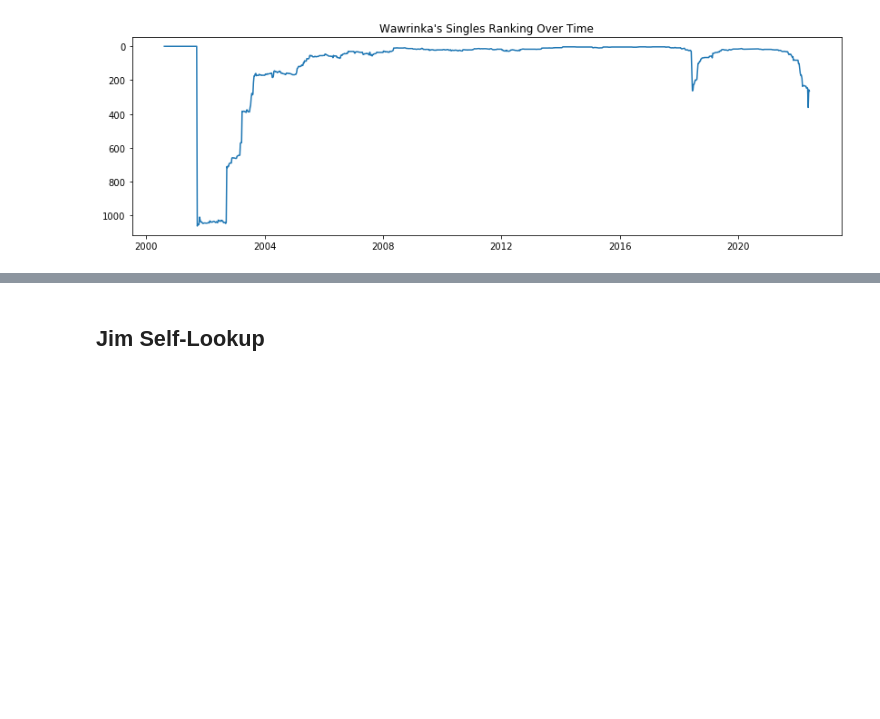
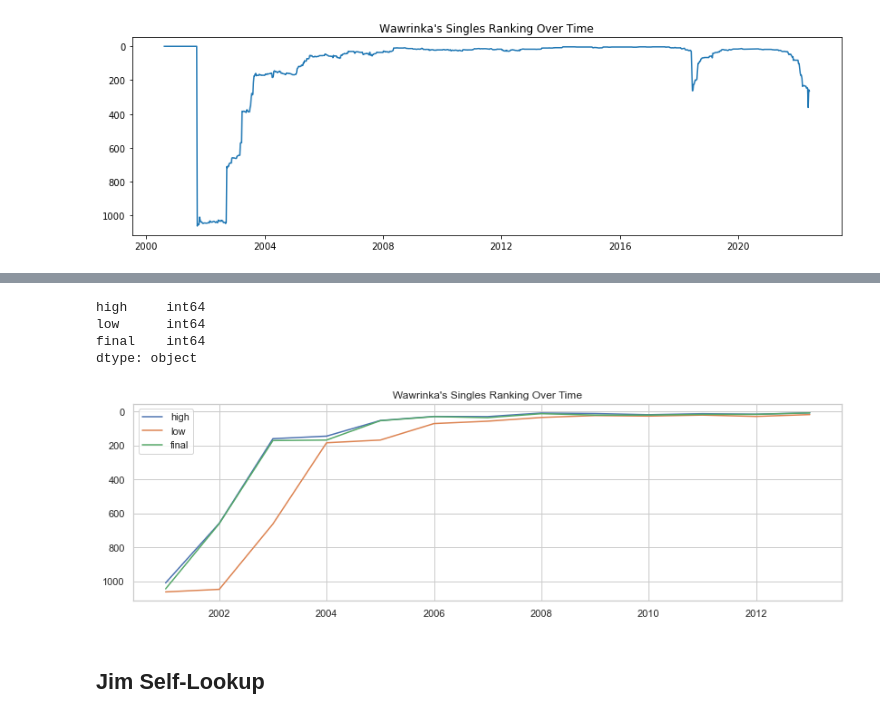
Before and after one commit to gadamico/Code-Snippets, a Jupyter notebook: scratch8.ipynb, the cells around one changed output, grey strips where cells are left out. Cells and saved outputs as stored; diff of their text form; code cells hidden in the pictures; blank space fills up the shorter version.

Commit message:
add Wawrinka rankings img

```diff
--- a/scratch8.ipynb
+++ b/scratch8.ipynb
@@ -546,0 +553,5 @@ ax.set_title('Wawrinka\'s Singles Ranking Over Time');
+# %%
+soup = BeautifulSoup(markup=page2.text)
+# %%
+tables = soup.find_all('table')
+len(tables)
@@ -546,0 +580,9 @@ ax.set_title('Wawrinka\'s Singles Ranking Over Time');
+# %%
+rankings = []
+for row in tables[3].find_all('tr')[2:-1]:
+    data = row.find_all('td')
+    year = {'date': data[0].text.strip(),
+            'high': data[1].text.strip(),
+            'low': data[2].text.strip(),
+           'final': data[3].text.strip()}
+    rankings.append(year)
@@ -546,0 +605,7 @@ ax.set_title('Wawrinka\'s Singles Ranking Over Time');
+# %%
+df = pd.DataFrame(rankings)
+df['date'] = df['date'].map(pd.to_datetime)
+df = df.set_index('date', drop=True)
+df['high'] = df['high'].map(int)
+df['low'] = df['low'].map(int)
+df['final'] = df['final'].map(int)
@@ -546,0 +630,7 @@ ax.set_title('Wawrinka\'s Singles Ranking Over Time');
+# %%
+df.dtypes
+# %% [output]
+high     int64
+low      int64
+final    int64
+dtype: object
@@ -547,3 +639,17 @@ ax.set_title('Wawrinka\'s Singles Ranking Over Time');
+# %%
+sns.set_style('whitegrid')
+fig, ax = plt.subplots(figsize=(14, 4))
+
+ax.xaxis_date()
+ax.plot(df.index, df['high'], label='high')
+ax.plot(df.index, df['low'], label='low')
+ax.plot(df.index, df['final'], label='final')
+ax.invert_yaxis()
+ax.set_title('Wawrinka\'s Singles Ranking Over Time')
+ax.legend();
+# plt.savefig('Wawrinka.jpg')
+# %% [output]
+[figure, added]
 # %% [markdown]
 ## Jim Self-Lookup
 # %%
```
Also changed, not shown: parts of 9 cells of this notebook, 1 other file.
